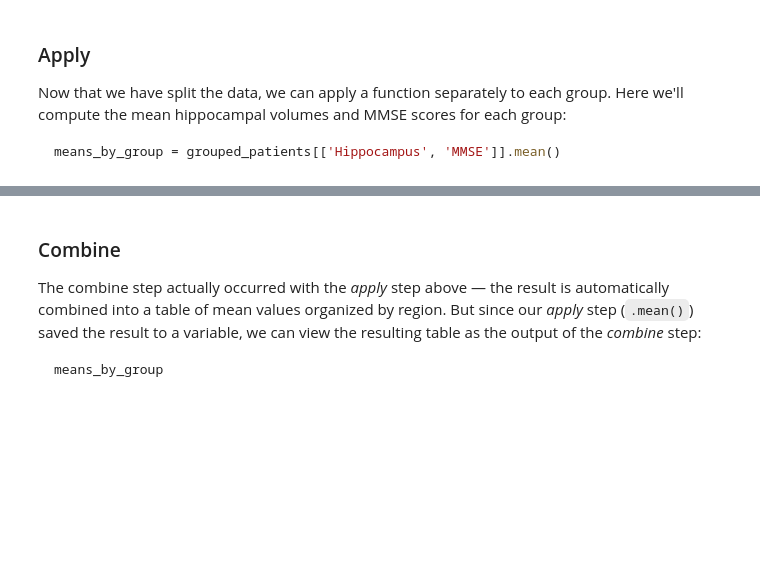
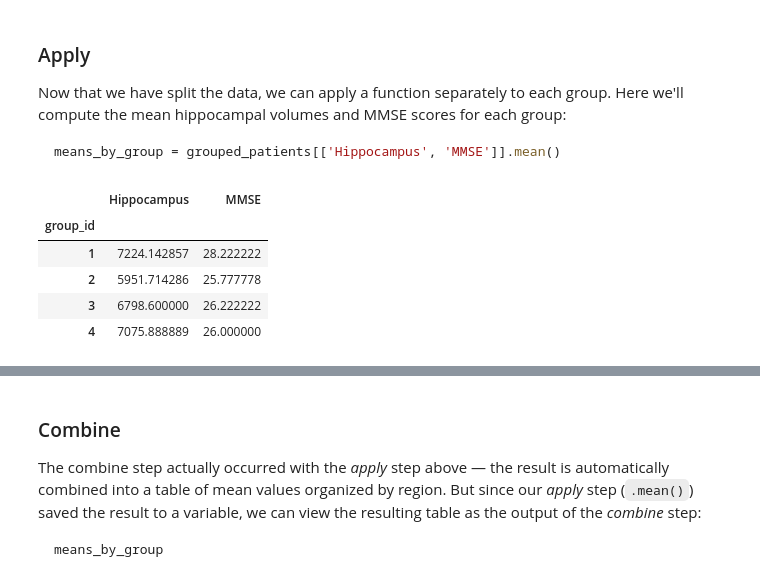
Before and after one commit to holliwood8/cogs138_notebooks, a Jupyter notebook: lecture_6/02-libraries-pandas.ipynb, the cells around one changed output, grey strips where cells are left out. Saved outputs shown, nothing was run; the diff lists cells and outputs as text; code cells hidden in the pictures; blank space fills up the shorter version.

```diff
--- a/lecture_6/02-libraries-pandas.ipynb
+++ b/lecture_6/02-libraries-pandas.ipynb
@@ -681,6 +681,12 @@ group2 = random.sample(list(df.index.values), 10)
 group3 = random.sample(list(df.index.values), 10)
 group4 = random.sample(list(df.index.values), 10)
 ~~~
+# %%
+import random
+group1 = random.sample(list(df.index.values), 10)
+group2 = random.sample(list(df.index.values), 10)
+group3 = random.sample(list(df.index.values), 10)
+group4 = random.sample(list(df.index.values), 10)
 # %% [markdown]
 Next we can make a new column simply by using `.loc[]` with the rows specified by one of the lists we just defined, a column name that doesn't already exist (in this case, we'll call it "group_id"), then assigning a group label to that combination of rows and column. We need to do this separately for each group. Note that when we first create the new column ("group"), pandas fills it with NaN values in any rows that were not defined by the assignment. For example, in the code below, the first line will create the column "group", and fill it with "1" for any row in the `group1` list, and `NaN` to every other row.
 
@@ -690,3 +696,8 @@ df.loc[group2, 'group_id'] = '2'
 df.loc[group3, 'group_id'] = '3'
 df.loc[group4, 'group_id'] = '4'
 ~~~
+# %%
+df.loc[group1, 'group_id'] = '1'
+df.loc[group2, 'group_id'] = '2'
+df.loc[group3, 'group_id'] = '3'
+df.loc[group4, 'group_id'] = '4'
@@ -698,3 +726,6 @@ Now we can use this "region" column to split the data into groups, using a panda
 ~~~python
 grouped_patients = df.groupby('group_id')
 ~~~
+# %%
+grouped_patients = df.groupby('group_id')
+grouped_patients
@@ -712,3 +749,13 @@ Now that we have split the data, we can apply a function separately to each grou
 ~~~python
 means_by_group = grouped_patients[['Hippocampus', 'MMSE']].mean()
 ~~~
+# %%
+means_by_group = grouped_patients[['Hippocampus', 'MMSE']].mean()
+means_by_group
+# %% [output]
+|  | Hippocampus | MMSE |
+| group_id |  |  |
+| 1 | 7224.142857 | 28.222222 |
+| 2 | 5951.714286 | 25.777778 |
+| 3 | 6798.600000 | 26.222222 |
+| 4 | 7075.888889 | 26.000000 |
```
Also changed, not shown: parts of 8 cells of this notebook.
